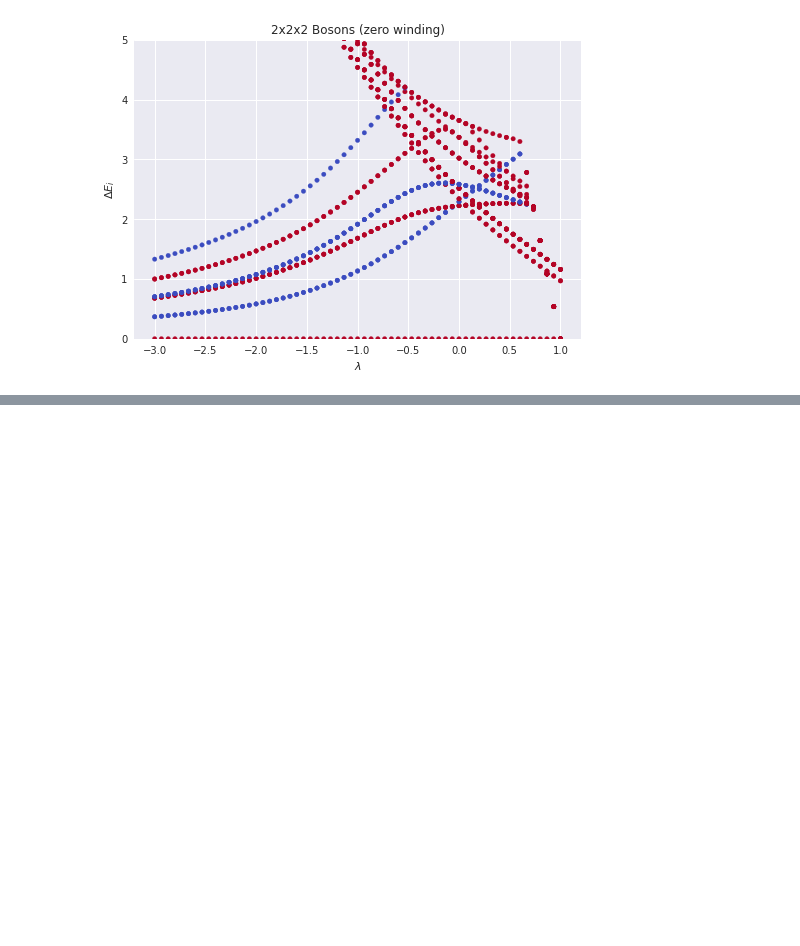
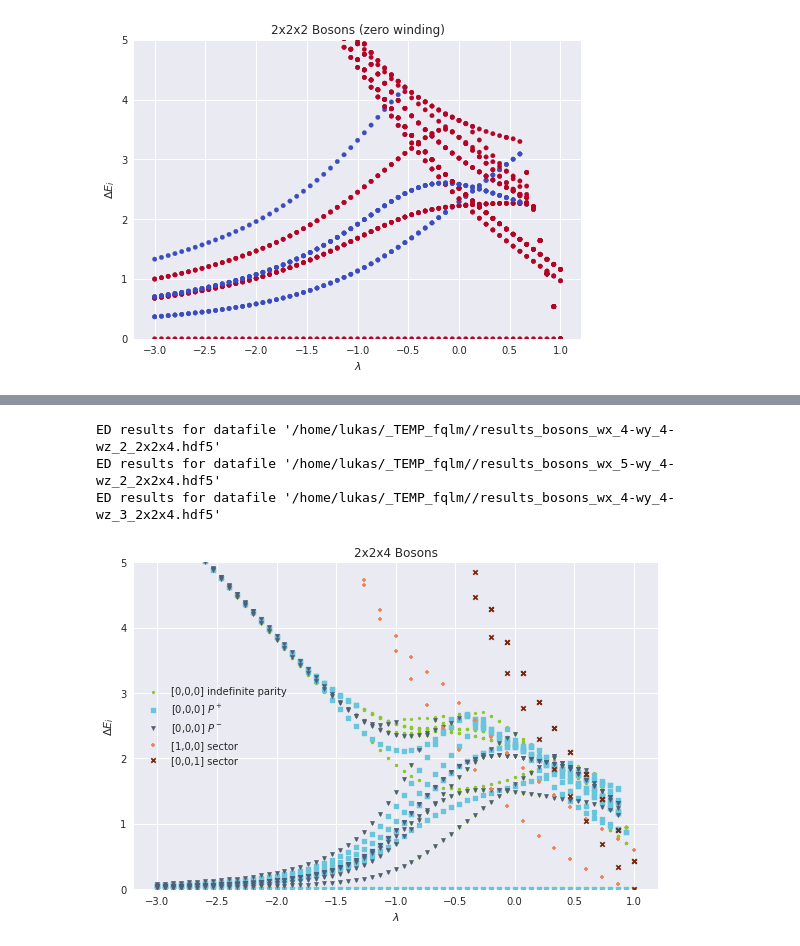
Before and after one commit to cygnus2/FQLMs, a Jupyter notebook: python_op/parity_resolved_spectra.ipynb, the cells around one changed output, grey strips where cells are left out. Drawn from its saved outputs; the diff is of its cells as text; code cells hidden in the pictures; blank space fills up the shorter version.

```diff
--- a/python_op/parity_resolved_spectra.ipynb
+++ b/python_op/parity_resolved_spectra.ipynb
@@ -210,0 +216,77 @@ ED results for datafile '/home/lukas/_TEMP_fqlm//results_bosons_wx_5-wy_4-wz_2_2
+# %%
+# Choose the dataset.
+param = {
+    'L' : [2,2,4],
+    'gp' : 'bosons',
+    'ws' : [0,0,0]
+}
+res_000 = EDResult(param, data_dir)
+res_000.compute_gap()
+df = res_000.get_eigenvalues()
+
+# Select only the lowest states.
+n_states = 25
+sub = df[df['N']<n_states]
+
+
+dependency = 'lambda'
+observable = 'delta_e'
+with plt.style.context('seaborn'):
+    fig, bx = plt.subplots()
+#     fig.set_size_inches(12, 6)
+
+    # All points.
+    bx.scatter(sub[dependency], sub[observable], marker='.', color='#8AC926', alpha=1, zorder=1, s=35, label='[0,0,0] indefinite parity')
+
+    # Highlight some.
+    sets = [
+        (
+            {'parity': 1, 'unity': 1},
+            {"color":"#68C5DB", 'marker':'s', 'label':'[0,0,0] $P^+$', 's':25}
+        ),
+        (
+            {'parity': -1},
+            {"color":"#4F5D75", 'marker':'v', 'label':'[0,0,0] $P^-$', 's':20}
+        )
+    ]
+    for cond, style in sets:
+        red = _select_close(cond, sub)
+        bx.scatter(red[dependency], red[observable], **style)
+
+    # ---
+    # Other winding sectors.
+
+    n_ws_states = 10
+    ws_sets = {
+        (1,0,0) : {'marker':'+', 'color':'#EF8354', 's':20},
+        (0,0,1) : {'marker':'x', 'color':'#78290F', 's':20}
+    }
+    for ws, ws_style in ws_sets.items():
+        param.update({'ws': ws})
+        res_winding = EDResult(param, data_dir)
+
+        # Get the gap.
+        res_winding.compute_gap(gs=res_000.get_gs())
+
+        # Get the lowest states.
+        df = res_winding.get_eigenvalues()
+        sub = df[df['N']<n_ws_states]
+
+        bx.scatter(sub[dependency], sub[observable], **ws_style, label='[{:d},{:d},{:d}] sector'.format(*param['ws']))
+
+    # ---
+
+    bx.set_xlabel('$\\lambda$')
+    bx.set_ylabel('$\\Delta E_i$')
+    bx.set_ylim(0, 5)
+
+    bx.legend(loc='center left')
+    bx.set_title('2x2x4 Bosons')
+
+    fig.tight_layout()
+    fig.savefig('parity_2x2x4.png')
+# %% [output]
+ED results for datafile '/home/lukas/_TEMP_fqlm//results_bosons_wx_4-wy_4-wz_2_2x2x4.hdf5'
+ED results for datafile '/home/lukas/_TEMP_fqlm//results_bosons_wx_5-wy_4-wz_2_2x2x4.hdf5'
+ED results for datafile '/home/lukas/_TEMP_fqlm//results_bosons_wx_4-wy_4-wz_3_2x2x4.hdf5'
+[figure, added]
```
Also changed, not shown: parts of 2 cells of this notebook, 3 other files.
